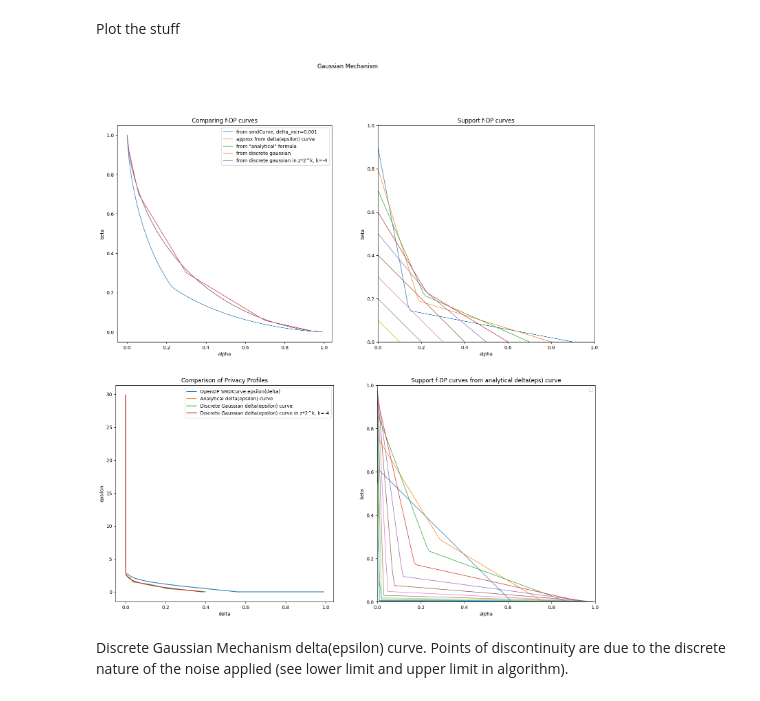
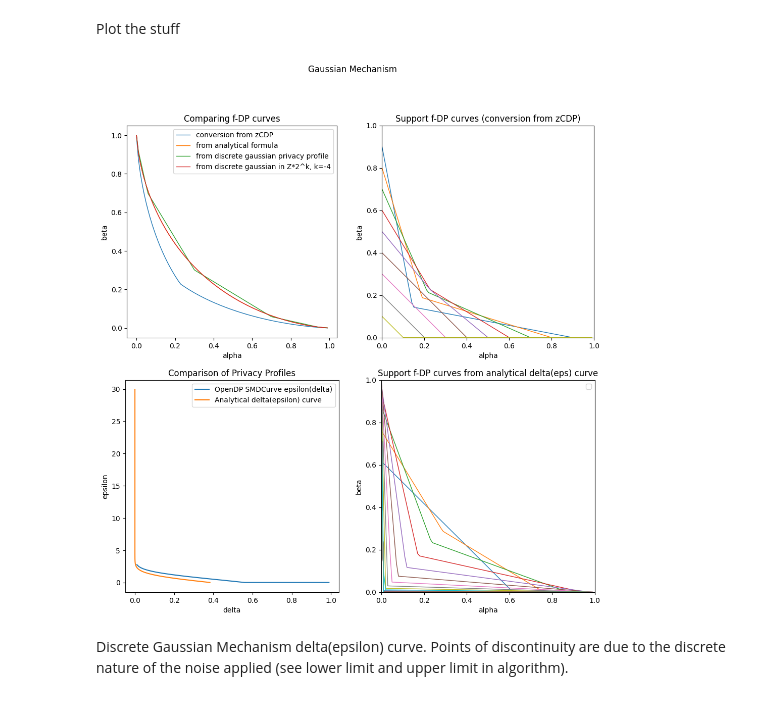
Before and after one commit to damienbfs/opendp-relative-risk, a Jupyter notebook: distances.ipynb, the cells around one changed output. Cells and saved outputs as stored; diff of their text form; code cells hidden in the pictures.

```diff
--- a/distances.ipynb
+++ b/distances.ipynb
@@ -129,16 +126,16 @@ privacy_profile_gaussian_discrete_deltas_k = [(lambda e: dg_delta_k(gaussian_sca
 # %%
 import matplotlib.pyplot as plt
 
-fig, ((ax1, ax2), (ax3, ax4)) = plt.subplots(2, 2, figsize=(18, 18))
+fig, ((ax1, ax2), (ax3, ax4)) = plt.subplots(2, 2, figsize=(12, 12))
 fig.suptitle("Gaussian Mechanism")
 
 # from smdCurve vs analytical
-ax1.plot(alphas, betas_gaussian_001, label='from smdCurve, delta_incr=0.001', marker='', linewidth=1)
+ax1.plot(alphas, betas_gaussian_001, label='conversion from zCDP', marker='', linewidth=1)
 #ax1.plot(alphas, betas_gaussian_00001, label='from smdCurve, delta_incr=0.00001', marker='', linewidth=1)
-ax1.plot(alphas, betas_gaussian_approx, label='approx from delta(epsilon) curve', marker='', linewidth=1)
-ax1.plot(alphas, betas_gaussian_analytical, label='from \"analytical\" formula', marker='', linewidth=1)
-ax1.plot(alphas, betas_gaussian_dg_analytical, label='from discrete gaussian', marker='', linewidth=1)
-ax1.plot(alphas, betas_gaussian_dg_analytical_k, label='from discrete gaussian in z*2^k, k=-4', marker='', linewidth=1)
+#ax1.plot(alphas, betas_gaussian_approx, label='approx from delta(epsilon) curve', marker='', linewidth=1)
+ax1.plot(alphas, betas_gaussian_analytical, label='from analytical formula', marker='', linewidth=1)
+ax1.plot(alphas, betas_gaussian_dg_analytical, label='from discrete gaussian privacy profile', marker='', linewidth=1)
+ax1.plot(alphas, betas_gaussian_dg_analytical_k, label='from discrete gaussian in Z*2^k, k=-4', marker='', linewidth=1)
 #ax1.plot(alphas, betas_gaussian_approx_optimization, label="from optimization of dual", marker="", linewidth=1)
 
 ax1.set_xlabel('alpha')
@@ -150,37 +147,37 @@ ax1.set_aspect('equal')
 # Support lines
 for delta in np.arange(0.1, 1, 0.1):
     betas_eps_delta = [support_tradeoff(alpha, gaussian_smd_curve.epsilon(delta), delta) for alpha in alphas]
     ax2.plot(alphas, betas_eps_delta, label=f"f-eps-delta({delta})", marker="", linewidth=1)
 ax2.set_xlabel('alpha')
 ax2.set_ylabel('beta')
 ax2.set_xlim(0, 1)
 ax2.set_ylim(0, 1)
-ax2.set_title('Support f-DP curves')
+ax2.set_title('Support f-DP curves (conversion from zCDP)')
 #ax2.legend()
 ax2.set_aspect('equal')
 
 ax3.plot(privacy_profile_deltas, privacy_profile_gaussian_approx_epsilons, label="OpenDP SMDCurve epsilon(delta)")
 ax3.plot(privacy_profile_gaussian_analytical_deltas, epsilons , label="Analytical delta(epsilon) curve")
-ax3.plot(privacy_profile_gaussian_discrete_deltas, epsilons , label="Discrete Gaussian delta(epsilon) curve")
-ax3.plot(privacy_profile_gaussian_discrete_deltas_k, epsilons , label="Discrete Gaussian delta(epsilon) curve in z*2^k, k=-4")
+#ax3.plot(privacy_profile_gaussian_discrete_deltas, epsilons , label="Discrete Gaussian delta(epsilon) curve")
+#ax3.plot(privacy_profile_gaussian_discrete_deltas_k, epsilons , label="Discrete Gaussian delta(epsilon) curve in z*2^k, k=-4")
 ax3.set_xlabel("delta")
 ax3.set_ylabel("epsilon")
 ax3.set_title("Comparison of Privacy Profiles")
 ax3.legend()
 
 for eps in np.arange(0, 30, 0.5):
     betas_delta_eps = [support_tradeoff(alpha, eps, get_gaussian_privacy_profile(count_sensitivity, gaussian_scale)(eps)) for alpha in alphas]
     ax4.plot(alphas, betas_delta_eps, marker="", linewidth=1)
 ax4.set_xlabel("alpha")
 ax4.set_ylabel("beta")
 ax4.set_xlim(0, 1)
 ax4.set_ylim(0, 1)
 ax4.set_title("Support f-DP curves from analytical delta(eps) curve")
 ax4.legend()
 
 plt.show()
 # %% [output]
-[figure, old version]
+[figure, new version]
 # %% [markdown]
 Discrete Gaussian Mechanism delta(epsilon) curve. Points of discontinuity are due to the discrete nature of the noise applied (see lower limit and upper limit in algorithm).
 # %%
```
Also changed, not shown: parts of 12 cells of this notebook, 5 other files.
